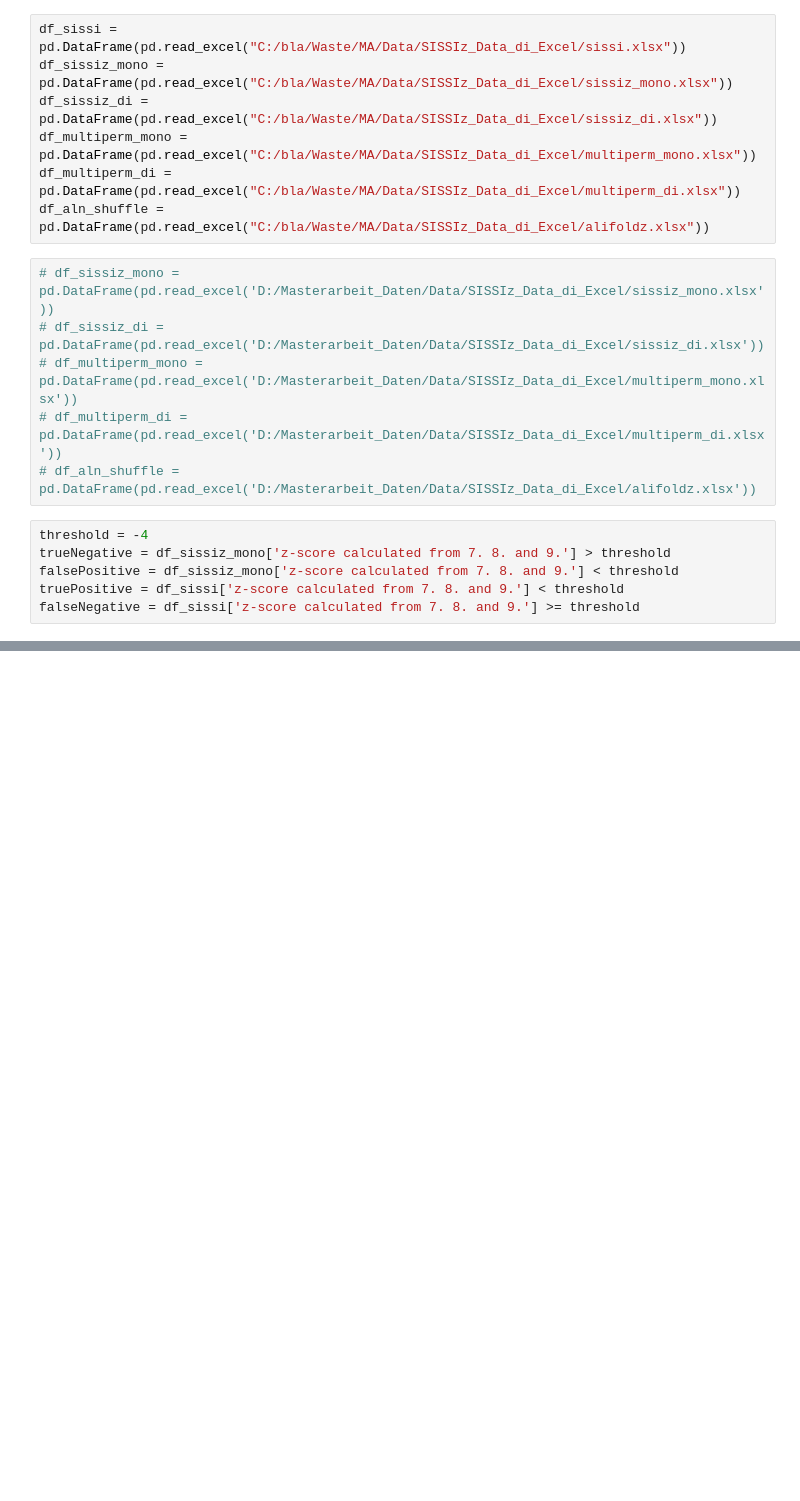
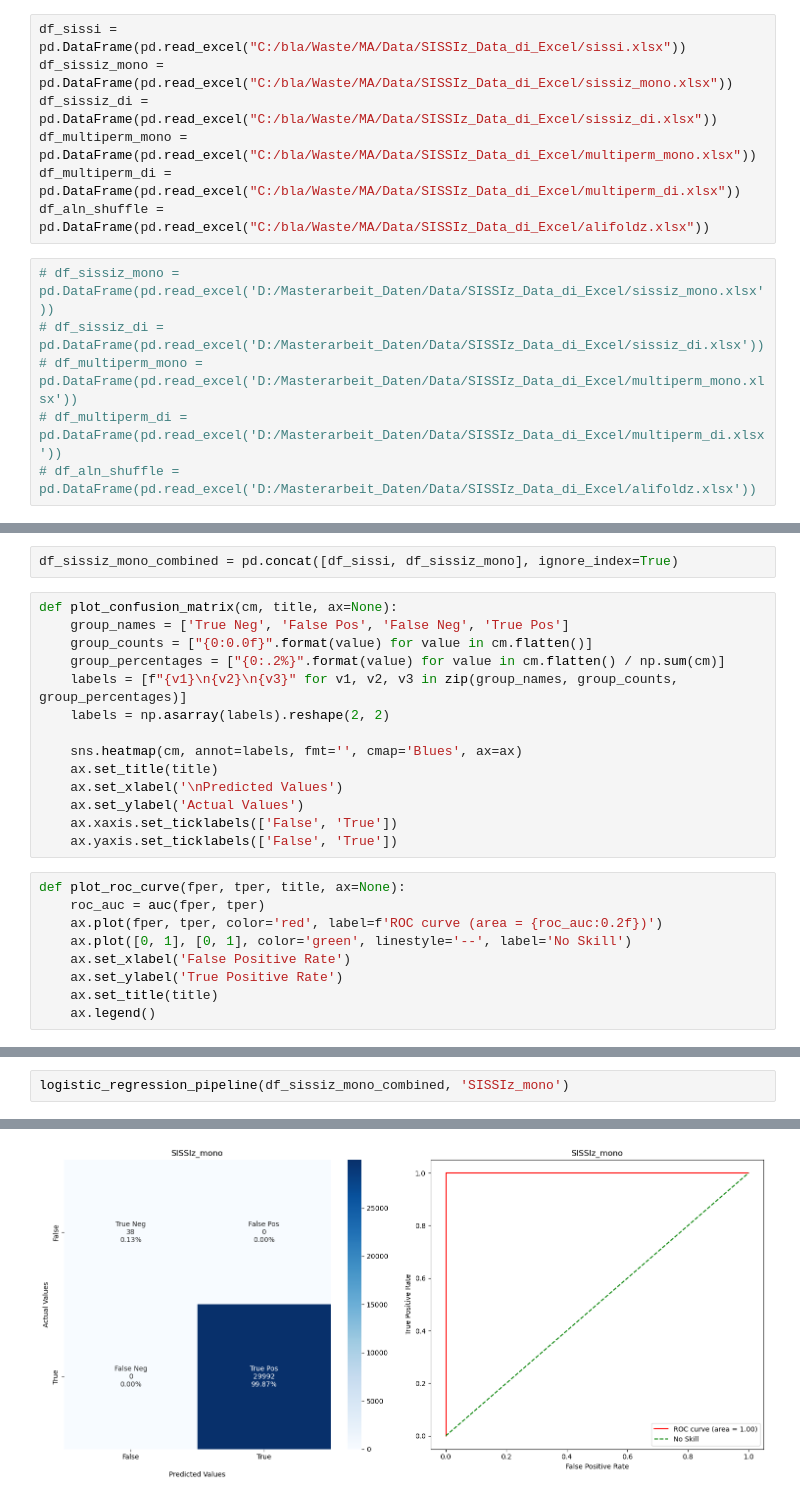
Before and after one commit to Faragas91/Masterarbeit, a Jupyter notebook: Scripts/test ROC.ipynb, the cells around one changed output, grey strips where cells are left out. Saved outputs shown, nothing was run; the diff lists cells and outputs as text; blank space fills up the shorter version.

Commit message:
try to configure the TPR and FPR for the ROC-Curve

```diff
--- a/Scripts/test ROC.ipynb
+++ b/Scripts/test ROC.ipynb
@@ -27,9 +27,3 @@ df_aln_shuffle = pd.DataFrame(pd.read_excel("C:/bla/Waste/MA/Data/SISSIz_Data_di
 # df_multiperm_mono = pd.DataFrame(pd.read_excel('D:/Masterarbeit_Daten/Data/SISSIz_Data_di_Excel/multiperm_mono.xlsx'))
 # df_multiperm_di = pd.DataFrame(pd.read_excel('D:/Masterarbeit_Daten/Data/SISSIz_Data_di_Excel/multiperm_di.xlsx'))
 # df_aln_shuffle = pd.DataFrame(pd.read_excel('D:/Masterarbeit_Daten/Data/SISSIz_Data_di_Excel/alifoldz.xlsx'))
-# %%
-threshold = -4
-trueNegative = df_sissiz_mono['z-score calculated from 7. 8. and 9.'] > threshold
-falsePositive = df_sissiz_mono['z-score calculated from 7. 8. and 9.'] < threshold
-truePositive = df_sissi['z-score calculated from 7. 8. and 9.'] < threshold
-falseNegative = df_sissi['z-score calculated from 7. 8. and 9.'] >= threshold
@@ -64,0 +30,25 @@ Name: z-score calculated from 7. 8. and 9., Length: 100000, dtype: float64
+# %%
+df_sissiz_mono_combined = pd.concat([df_sissi, df_sissiz_mono], ignore_index=True)
+# %%
+def plot_confusion_matrix(cm, title, ax=None):
+    group_names = ['True Neg', 'False Pos', 'False Neg', 'True Pos']
+    group_counts = ["{0:0.0f}".format(value) for value in cm.flatten()]
+    group_percentages = ["{0:.2%}".format(value) for value in cm.flatten() / np.sum(cm)]
+    labels = [f"{v1}\n{v2}\n{v3}" for v1, v2, v3 in zip(group_names, group_counts, group_percentages)]
+    labels = np.asarray(labels).reshape(2, 2)
+
+    sns.heatmap(cm, annot=labels, fmt='', cmap='Blues', ax=ax)
+    ax.set_title(title)
+    ax.set_xlabel('\nPredicted Values')
+    ax.set_ylabel('Actual Values')
+    ax.xaxis.set_ticklabels(['False', 'True'])
+    ax.yaxis.set_ticklabels(['False', 'True'])
+# %%
+def plot_roc_curve(fper, tper, title, ax=None):
+    roc_auc = auc(fper, tper)
+    ax.plot(fper, tper, color='red', label=f'ROC curve (area = {roc_auc:0.2f})')
+    ax.plot([0, 1], [0, 1], color='green', linestyle='--', label='No Skill')
+    ax.set_xlabel('False Positive Rate')
+    ax.set_ylabel('True Positive Rate')
+    ax.set_title(title)
+    ax.legend()
@@ -64,0 +122,3 @@ Name: z-score calculated from 7. 8. and 9., Length: 100000, dtype: float64
+# %%
+logistic_regression_pipeline(df_sissiz_mono_combined, 'SISSIz_mono')
+# %% [output]
@@ -64,0 +143 @@ Name: z-score calculated from 7. 8. and 9., Length: 100000, dtype: float64
+[figure, added]
```
Also changed, not shown: parts of 5 cells of this notebook.
